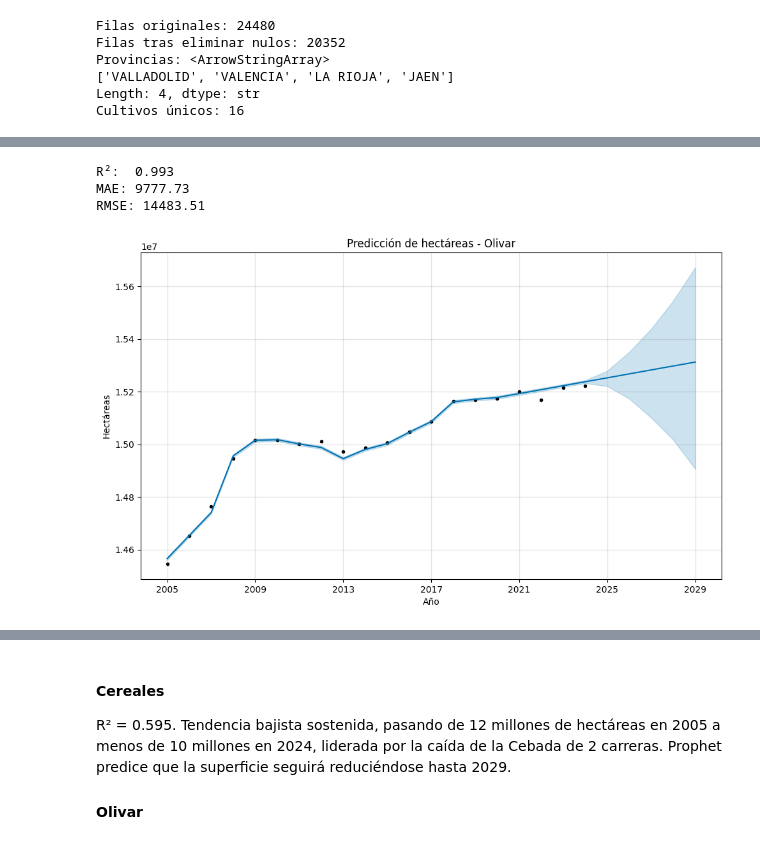
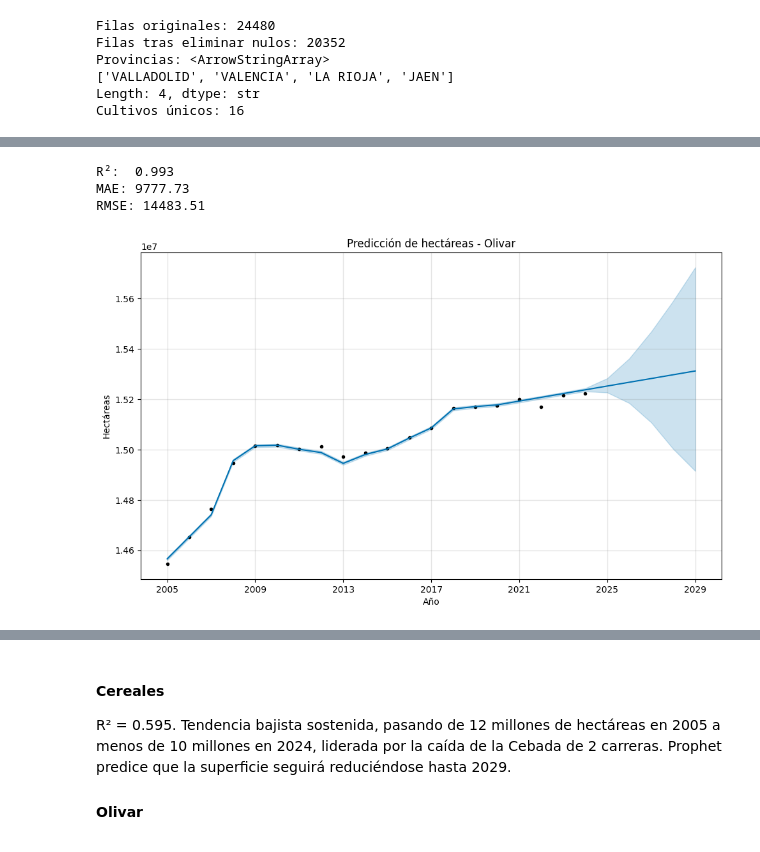
Before and after one commit to RosaSierr0609/Impacto-del-clima-en-la-agricultura-, a Jupyter notebook: 4. Machine Learning.ipynb, the cells around one changed output, grey strips where cells are left out. Cells and saved outputs as stored; diff of their text form; code cells hidden in the pictures.

```diff
--- a/4. Machine Learning.ipynb
+++ b/4. Machine Learning.ipynb
@@ -115,7 +114,6 @@ modelo_olivar = Prophet(
     interval_width=0.80
 )
 
-modelo_olivar = Prophet(yearly_seasonality=False)
 modelo_olivar.add_regressor("Temp_media")
 modelo_olivar.add_regressor("Precipitacion")
 modelo_olivar.fit(df_prophet_olivar)
@@ -144,7 +142,7 @@ plt.show()
 R²:  0.993
 MAE: 9777.73
 RMSE: 14483.51
-[figure, old version]
+[figure, new version]
 # %%
 #Modelo predictivo para los viñedo
 df_prophet_vino = df_modelo[
```
Also changed, not shown: parts of 5 cells of this notebook.
